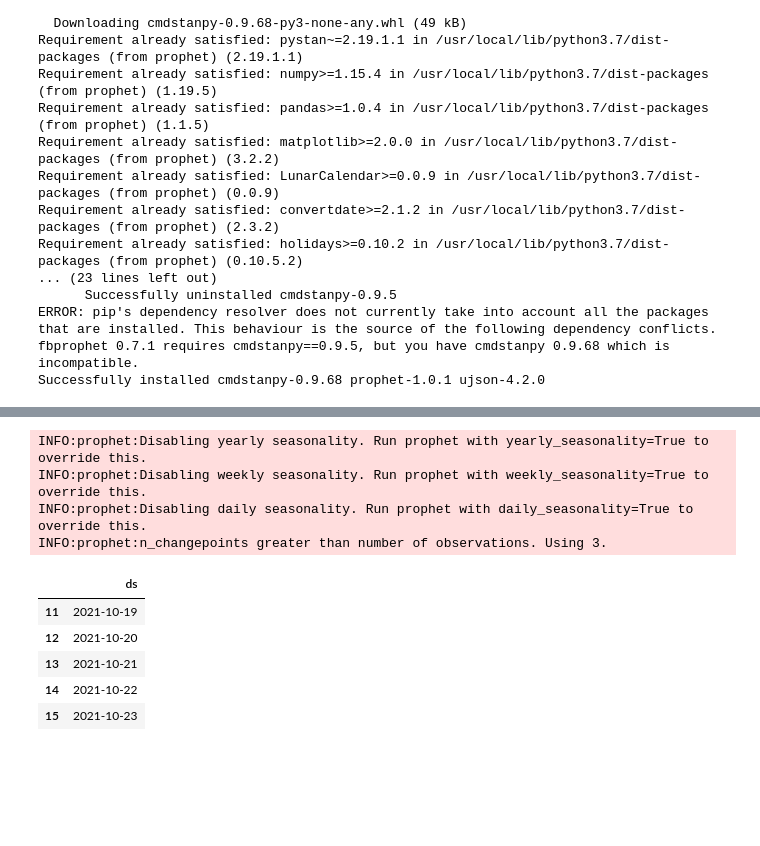
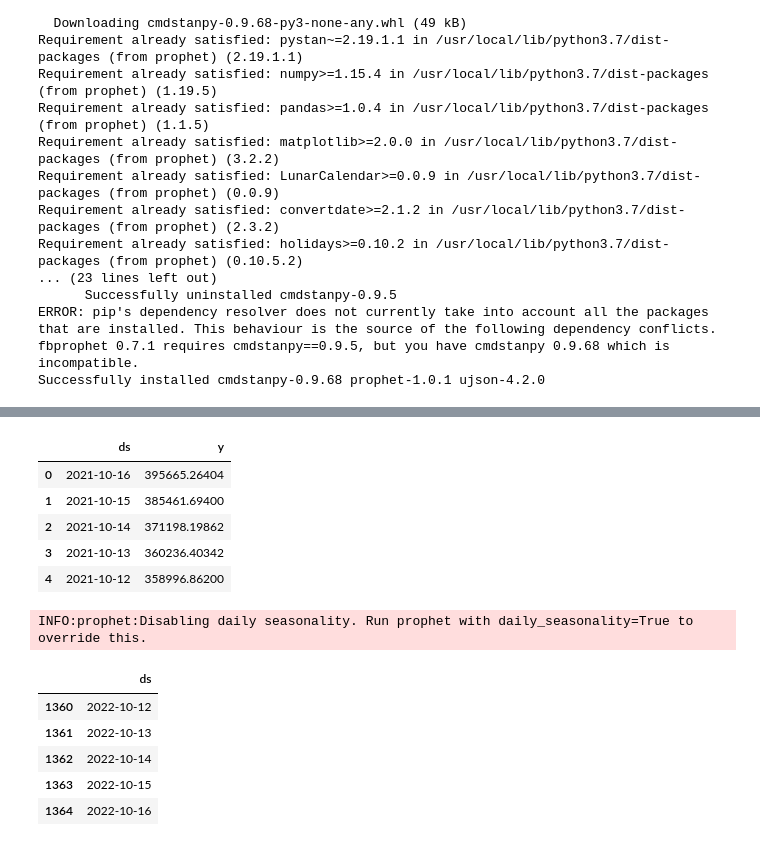
Before and after one commit to dushan-ranasinghage/Google-Colab, a Jupyter notebook: prediction_with_json_obj.ipynb, the cells around one changed output, grey strips where cells are left out. Cells and saved outputs as stored; diff of their text form; code cells hidden in the pictures; blank space fills up the shorter version.

```diff
--- a/prediction_with_json_obj.ipynb
+++ b/prediction_with_json_obj.ipynb
@@ -95,19 +23,53 @@ df.head()
+# %%
+import pandas as pd
+import json
+import requests
+from prophet import Prophet
+
+DIGITAL_CURRENCY = "DIGITAL_CURRENCY_DAILY"
+SYMBOL = "BTC"
+MARKET = "CNY"
+API_KEY = "demo"
+
+json_get = requests.get('https://www.alphavantage.co/query?function='+DIGITAL_CURRENCY+'&symbol='+SYMBOL+'&market='+MARKET+'&apikey='+API_KEY+'')
+
+data_arr = json_get.json()["Time Series (Digital Currency Daily)"]
+
+new_data_arr = []
+
+DAY_HIGH = '2a. high ('+MARKET+')'
+DAY_LOW = '3a. low ('+MARKET+')'
+
+for obj in data_arr:
+    json_obj = {}
+    json_obj["ds"] = obj
+    json_obj["y"] = (float(data_arr[obj][DAY_HIGH]) + float(data_arr[obj][DAY_LOW])) / 2
+    new_data_arr.append(json_obj)
+
+strigify_arr = json.dumps(new_data_arr)
+
+df = pd.read_json(strigify_arr)
+df.head()
+# %% [output]
+|  | ds | y |
+| 0 | 2021-10-16 | 395665.26404 |
+| 1 | 2021-10-15 | 385461.69400 |
+| 2 | 2021-10-14 | 371198.19862 |
+| 3 | 2021-10-13 | 360236.40342 |
+| 4 | 2021-10-12 | 358996.86200 |
 # %%
 m = Prophet()
 m.fit(df)
-future = m.make_future_dataframe(periods=10)
+future = m.make_future_dataframe(periods=365)
 future.tail()
 # %% [output]
-INFO:prophet:Disabling yearly seasonality. Run prophet with yearly_seasonality=True to override this.
-INFO:prophet:Disabling weekly seasonality. Run prophet with weekly_seasonality=True to override this.
 INFO:prophet:Disabling daily seasonality. Run prophet with daily_seasonality=True to override this.
-INFO:prophet:n_changepoints greater than number of observations. Using 3.
 |  | ds |
-| 11 | 2021-10-19 |
-| 12 | 2021-10-20 |
-| 13 | 2021-10-21 |
-| 14 | 2021-10-22 |
-| 15 | 2021-10-23 |
+| 1360 | 2022-10-12 |
+| 1361 | 2022-10-13 |
+| 1362 | 2022-10-14 |
+| 1363 | 2022-10-15 |
+| 1364 | 2022-10-16 |
 # %%
 forecast = m.predict(future)
 forecast[['ds', 'yhat', 'yhat_lower', 'yhat_upper']].tail()
```
Also changed, not shown: parts of 3 cells of this notebook.
